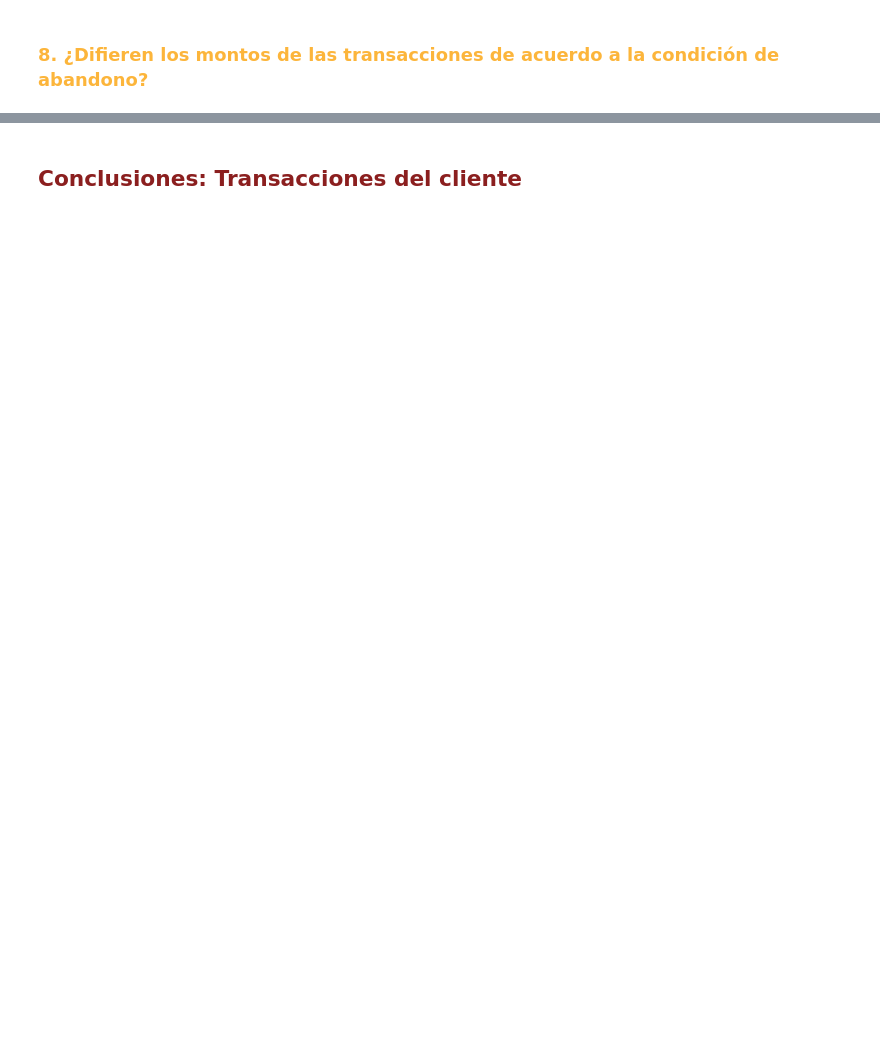
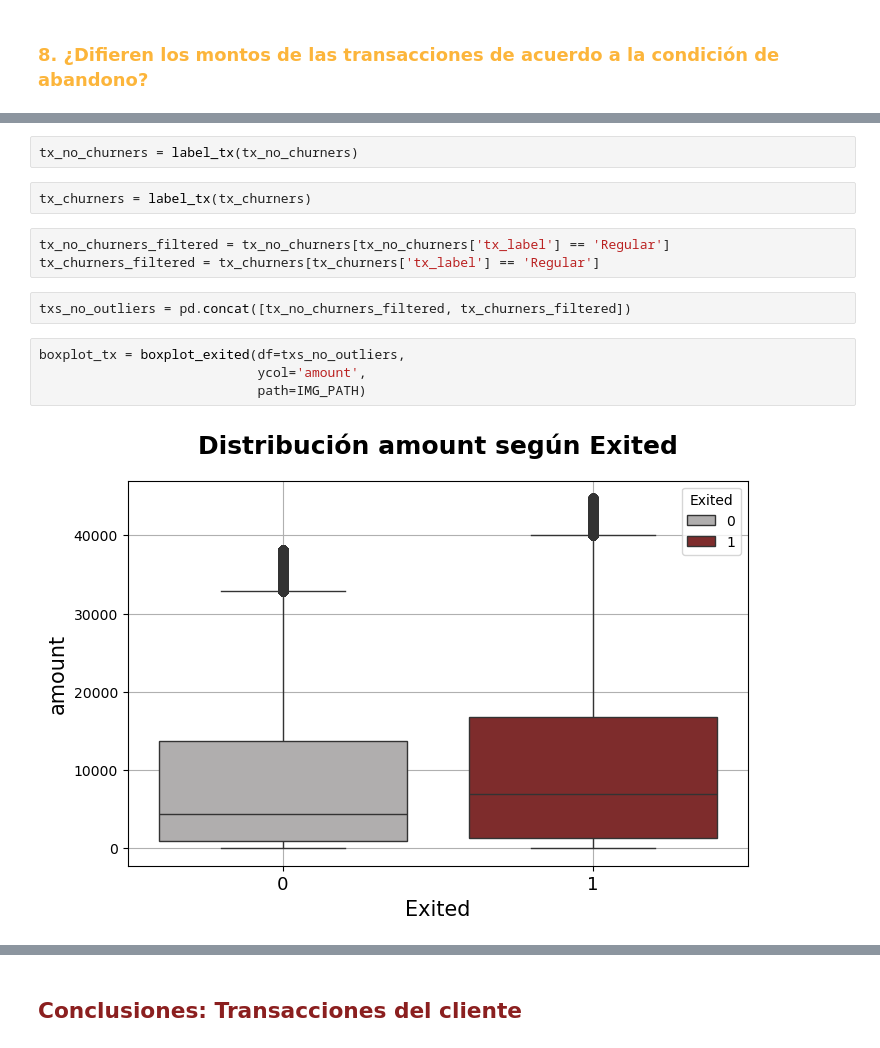
Before and after one commit to ignaciomajo/velarion_fintech, a Jupyter notebook: EDA_Velarion.ipynb, the cells around one changed output, grey strips where cells are left out. Drawn from its saved outputs; the diff is of its cells as text; blank space fills up the shorter version.

```diff
--- a/EDA_Velarion.ipynb
+++ b/EDA_Velarion.ipynb
@@ -1077,0 +1296,15 @@ Fuente Proyecciones: FMI / Comisión Europea (tendencia mensual simulada para al
+# %%
+tx_no_churners = label_tx(tx_no_churners)
+# %%
+tx_churners = label_tx(tx_churners)
+# %%
+tx_no_churners_filtered = tx_no_churners[tx_no_churners['tx_label'] == 'Regular']
+tx_churners_filtered = tx_churners[tx_churners['tx_label'] == 'Regular']
+# %%
+txs_no_outliers = pd.concat([tx_no_churners_filtered, tx_churners_filtered])
+# %%
+boxplot_tx = boxplot_exited(df=txs_no_outliers,
+                            ycol='amount',
+                            path=IMG_PATH)
+# %% [output]
+[figure, added]
```
Also changed, not shown: parts of 78 cells of this notebook.
